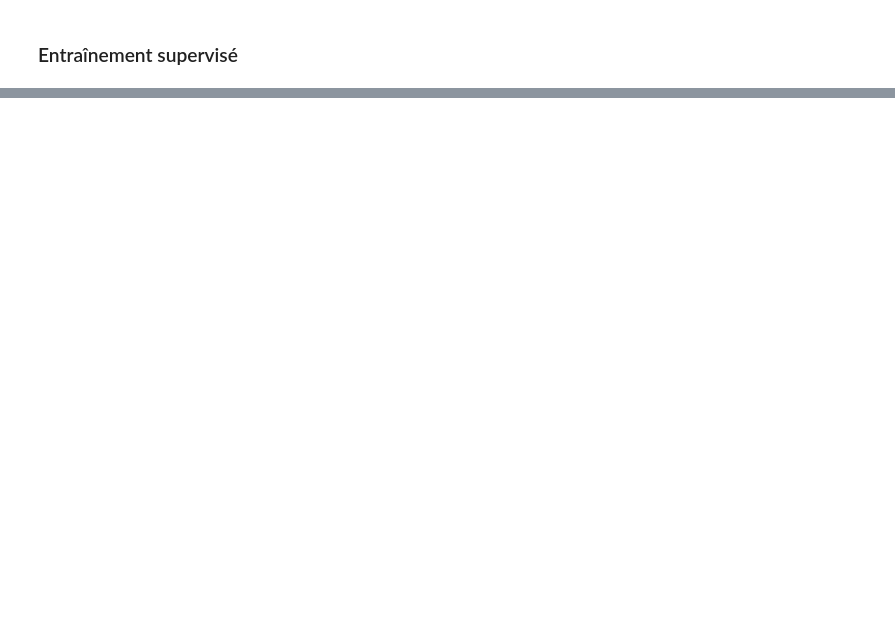
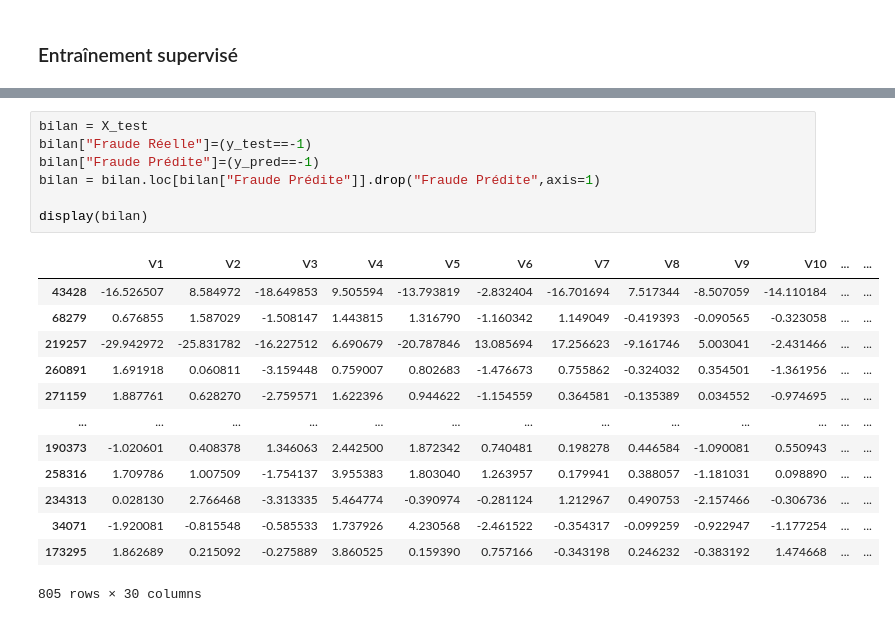
Before and after one commit to Max13500/DS-Machine-Learning, a Jupyter notebook: Detection-anomalies/KNN_creditcard.ipynb, the cells around one changed output, grey strips where cells are left out. Cells and saved outputs as stored; diff of their text form; blank space fills up the shorter version.

```diff
--- a/Detection-anomalies/KNN_creditcard.ipynb
+++ b/Detection-anomalies/KNN_creditcard.ipynb
@@ -160,0 +165,21 @@ MCC Score: 0.7897363828527681
+# %%
+bilan = X_test
+bilan["Fraude Réelle"]=(y_test==-1)
+bilan["Fraude Prédite"]=(y_pred==-1)
+bilan = bilan.loc[bilan["Fraude Prédite"]].drop("Fraude Prédite",axis=1)
+
+display(bilan)
+# %% [output]
+|  | V1 | V2 | V3 | V4 | V5 | V6 | V7 | V8 | V9 | V10 | ... | ... |
+| 43428 | -16.526507 | 8.584972 | -18.649853 | 9.505594 | -13.793819 | -2.832404 | -16.701694 | 7.517344 | -8.507059 | -14.110184 | ... | ... |
+| 68279 | 0.676855 | 1.587029 | -1.508147 | 1.443815 | 1.316790 | -1.160342 | 1.149049 | -0.419393 | -0.090565 | -0.323058 | ... | ... |
+| 219257 | -29.942972 | -25.831782 | -16.227512 | 6.690679 | -20.787846 | 13.085694 | 17.256623 | -9.161746 | 5.003041 | -2.431466 | ... | ... |
+| 260891 | 1.691918 | 0.060811 | -3.159448 | 0.759007 | 0.802683 | -1.476673 | 0.755862 | -0.324032 | 0.354501 | -1.361956 | ... | ... |
+| 271159 | 1.887761 | 0.628270 | -2.759571 | 1.622396 | 0.944622 | -1.154559 | 0.364581 | -0.135389 | 0.034552 | -0.974695 | ... | ... |
+| ... | ... | ... | ... | ... | ... | ... | ... | ... | ... | ... | ... | ... |
+| 190373 | -1.020601 | 0.408378 | 1.346063 | 2.442500 | 1.872342 | 0.740481 | 0.198278 | 0.446584 | -1.090081 | 0.550943 | ... | ... |
+| 258316 | 1.709786 | 1.007509 | -1.754137 | 3.955383 | 1.803040 | 1.263957 | 0.179941 | 0.388057 | -1.181031 | 0.098890 | ... | ... |
+| 234313 | 0.028130 | 2.766468 | -3.313335 | 5.464774 | -0.390974 | -0.281124 | 1.212967 | 0.490753 | -2.157466 | -0.306736 | ... | ... |
+| 34071 | -1.920081 | -0.815548 | -0.585533 | 1.737926 | 4.230568 | -2.461522 | -0.354317 | -0.099259 | -0.922947 | -1.177254 | ... | ... |
+| 173295 | 1.862689 | 0.215092 | -0.275889 | 3.860525 | 0.159390 | 0.757166 | -0.343198 | 0.246232 | -0.383192 | 1.474668 | ... | ... |
+805 rows × 30 columns
```
Also changed, not shown: parts of 7 cells of this notebook, 1 other file.
